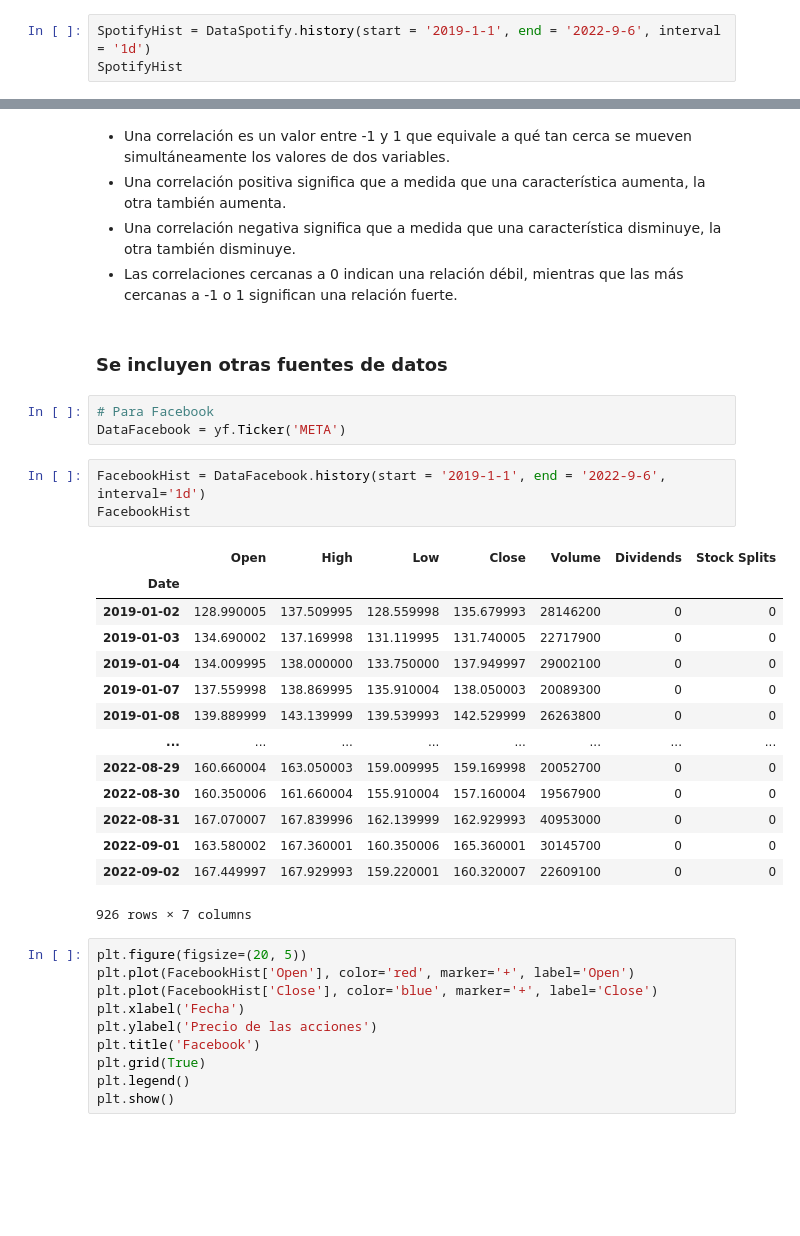
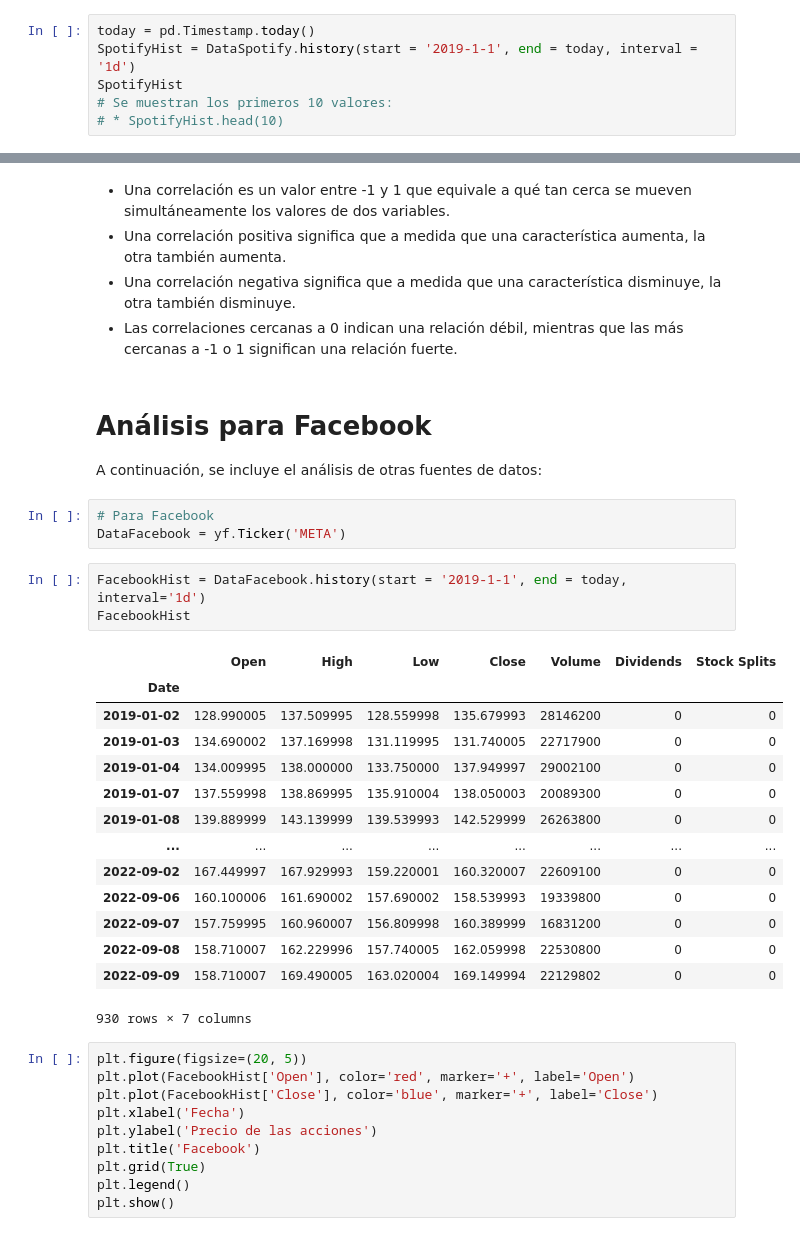
Before and after one commit to OscarCasasolaGarcia/Practicas, a Jupyter notebook: 1EDA/MD_Práctica3_EDA.ipynb, the cells around one changed output, grey strips where cells are left out. Drawn from its saved outputs; the diff is of its cells as text; blank space fills up the shorter version.

```diff
--- a/1EDA/MD_Práctica3_EDA.ipynb
+++ b/1EDA/MD_Práctica3_EDA.ipynb
@@ -51,6 +52,9 @@ DataSpotify
 # %% [output]
 yfinance.Ticker object <SPOT>
 # %%
-SpotifyHist = DataSpotify.history(start = '2019-1-1', end = '2022-9-6', interval = '1d')
+today = pd.Timestamp.today()
+SpotifyHist = DataSpotify.history(start = '2019-1-1', end = today, interval = '1d')
 SpotifyHist
+# Se muestran los primeros 10 valores:
+# * SpotifyHist.head(10)
 # %% [output]
@@ -254,28 +244,29 @@ plt.show()
 * Una correlación negativa significa que a medida que una característica disminuye, la otra también disminuye.
 * Las correlaciones cercanas a 0 indican una relación débil, mientras que las más cercanas a -1 o 1 significan una relación fuerte.
 # %% [markdown]
-### Se incluyen otras fuentes de datos
+# Análisis para Facebook
+A continuación, se incluye el análisis de otras fuentes de datos:
 # %%
 # Para Facebook
 DataFacebook = yf.Ticker('META')
 # %%
-FacebookHist = DataFacebook.history(start = '2019-1-1', end = '2022-9-6', interval='1d')
+FacebookHist = DataFacebook.history(start = '2019-1-1', end = today, interval='1d')
 FacebookHist
 # %% [output]
 |  | Open | High | Low | Close | Volume | Dividends | Stock Splits |
 | Date |  |  |  |  |  |  |  |
 | 2019-01-02 | 128.990005 | 137.509995 | 128.559998 | 135.679993 | 28146200 | 0 | 0 |
 | 2019-01-03 | 134.690002 | 137.169998 | 131.119995 | 131.740005 | 22717900 | 0 | 0 |
 | 2019-01-04 | 134.009995 | 138.000000 | 133.750000 | 137.949997 | 29002100 | 0 | 0 |
 | 2019-01-07 | 137.559998 | 138.869995 | 135.910004 | 138.050003 | 20089300 | 0 | 0 |
 | 2019-01-08 | 139.889999 | 143.139999 | 139.539993 | 142.529999 | 26263800 | 0 | 0 |
 | ... | ... | ... | ... | ... | ... | ... | ... |
-| 2022-08-29 | 160.660004 | 163.050003 | 159.009995 | 159.169998 | 20052700 | 0 | 0 |
-| 2022-08-30 | 160.350006 | 161.660004 | 155.910004 | 157.160004 | 19567900 | 0 | 0 |
-| 2022-08-31 | 167.070007 | 167.839996 | 162.139999 | 162.929993 | 40953000 | 0 | 0 |
-| 2022-09-01 | 163.580002 | 167.360001 | 160.350006 | 165.360001 | 30145700 | 0 | 0 |
 | 2022-09-02 | 167.449997 | 167.929993 | 159.220001 | 160.320007 | 22609100 | 0 | 0 |
+| 2022-09-06 | 160.100006 | 161.690002 | 157.690002 | 158.539993 | 19339800 | 0 | 0 |
+| 2022-09-07 | 157.759995 | 160.960007 | 156.809998 | 160.389999 | 16831200 | 0 | 0 |
+| 2022-09-08 | 158.710007 | 162.229996 | 157.740005 | 162.059998 | 22530800 | 0 | 0 |
+| 2022-09-09 | 158.710007 | 169.490005 | 163.020004 | 169.149994 | 22129802 | 0 | 0 |
-926 rows × 7 columns
+930 rows × 7 columns
 # %%
 plt.figure(figsize=(20, 5))
 plt.plot(FacebookHist['Open'], color='red', marker='+', label='Open')
```
Also changed, not shown: parts of 38 cells of this notebook, 1 other file.
